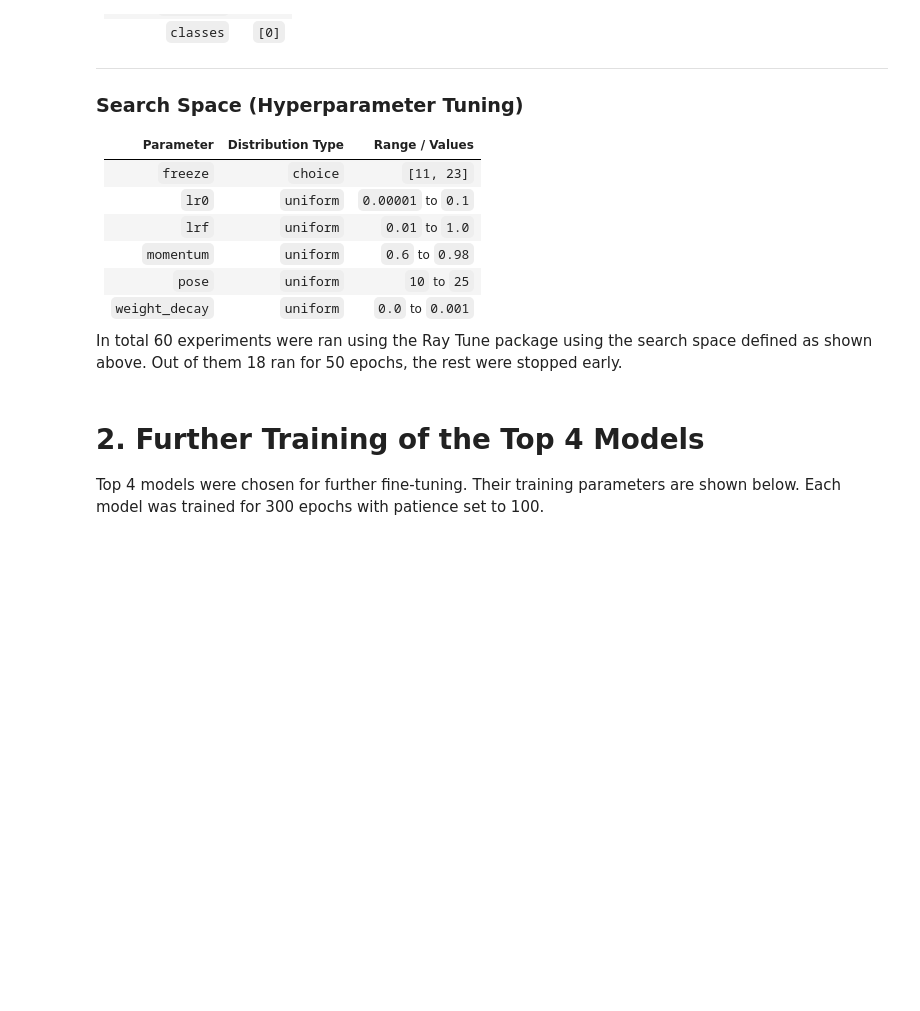
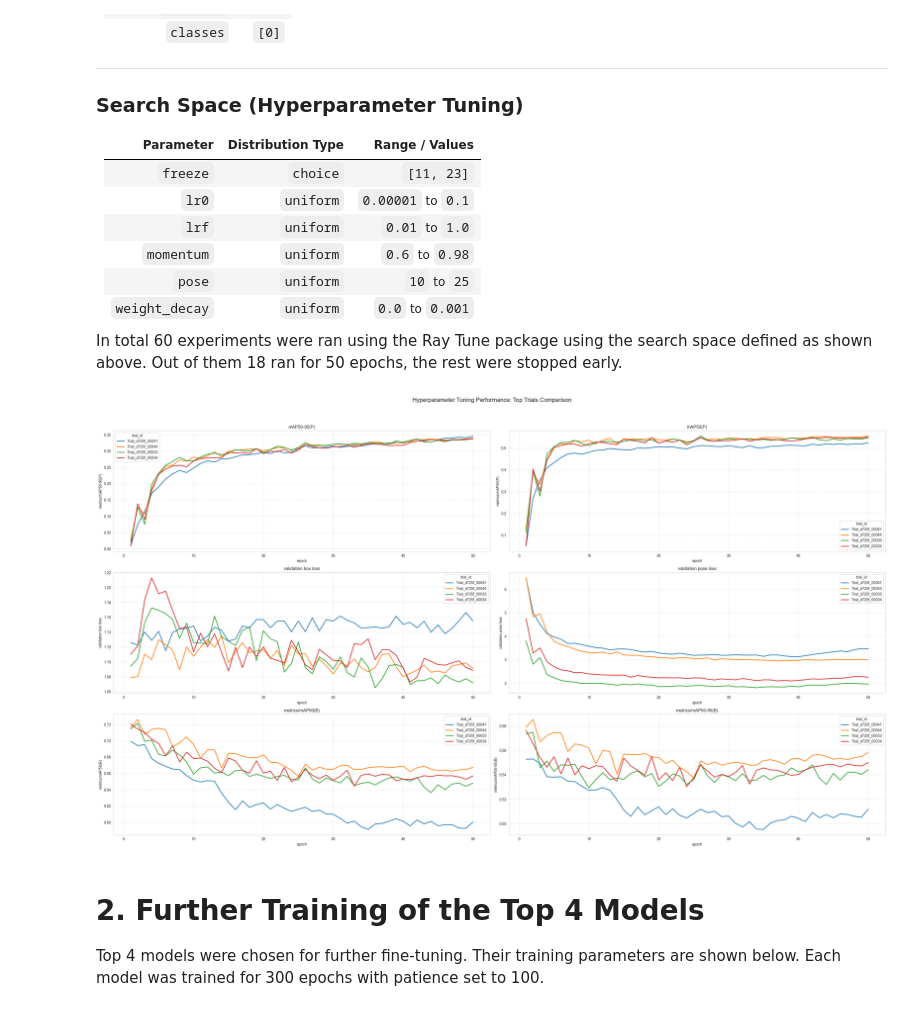
Before and after one commit to mlubneuskaya/running, a Jupyter notebook: notebooks/ray_tune_model_comparison.ipynb, the cells around one changed output. Cells and saved outputs as stored; diff of their text form; code cells hidden in the pictures; blank space fills up the shorter version.

```diff
--- a/notebooks/ray_tune_model_comparison.ipynb
+++ b/notebooks/ray_tune_model_comparison.ipynb
@@ -58,45 +58,89 @@ tuning_df = pd.concat(all_trial_data, ignore_index=True)
 fig, axes = plt.subplots(3, 2, figsize=(30, 18))
 fig.suptitle("Hyperparameter Tuning Performance: Top Trials Comparison", fontsize=16)
 
 
-sns.lineplot(data=tuning_df, x='epoch', y='metrics/mAP50-95(P)', hue='trial_id', ax=axes[0, 0], linewidth=2)
+sns.lineplot(
+    data=tuning_df,
+    x="epoch",
+    y="metrics/mAP50-95(P)",
+    hue="trial_id",
+    ax=axes[0, 0],
+    linewidth=2,
+)
 axes[0, 0].set_title("mAP50-95(P)")
 axes[0, 0].set_xlabel("epoch")
 axes[0, 0].set_ylabel("metrics/mAP50-95(P)")
-axes[0, 0].grid(True, linestyle='--', alpha=0.6)
+axes[0, 0].grid(True, linestyle="--", alpha=0.6)
 
-sns.lineplot(data=tuning_df, x='epoch', y='metrics/mAP50(P)', hue='trial_id', ax=axes[0,1 ], linewidth=2)
+sns.lineplot(
+    data=tuning_df,
+    x="epoch",
+    y="metrics/mAP50(P)",
+    hue="trial_id",
+    ax=axes[0, 1],
+    linewidth=2,
+)
 axes[0, 1].set_title("mAP50(P)")
 axes[0, 1].set_xlabel("epoch")
 axes[0, 1].set_ylabel("metrics/mAP50(P)")
-axes[0, 1].grid(True, linestyle='--', alpha=0.6)
+axes[0, 1].grid(True, linestyle="--", alpha=0.6)
 
-sns.lineplot(data=tuning_df, x='epoch', y='val/pose_loss', hue='trial_id', ax=axes[1, 1], linewidth=2)
+sns.lineplot(
+    data=tuning_df,
+    x="epoch",
+    y="val/pose_loss",
+    hue="trial_id",
+    ax=axes[1, 1],
+    linewidth=2,
+)
 axes[1, 1].set_title("validation pose loss")
 axes[1, 1].set_xlabel("epoch")
 axes[1, 1].set_ylabel("validation pose loss")
-axes[1, 1].grid(True, linestyle='--', alpha=0.6)
+axes[1, 1].grid(True, linestyle="--", alpha=0.6)
 
-sns.lineplot(data=tuning_df, x='epoch', y='val/box_loss', hue='trial_id', ax=axes[1, 0], linewidth=2)
+sns.lineplot(
+    data=tuning_df,
+    x="epoch",
+    y="val/box_loss",
+    hue="trial_id",
+    ax=axes[1, 0],
+    linewidth=2,
+)
 axes[1, 0].set_title("validation box loss")
 axes[1, 0].set_xlabel("epoch")
 axes[1, 0].set_ylabel("validation box loss")
-axes[1, 0].grid(True, linestyle='--', alpha=0.6)
+axes[1, 0].grid(True, linestyle="--", alpha=0.6)
 
-sns.lineplot(data=tuning_df, x='epoch', y='metrics/mAP50-95(B)', hue='trial_id', ax=axes[2, 1], linewidth=2)
+sns.lineplot(
+    data=tuning_df,
+    x="epoch",
+    y="metrics/mAP50-95(B)",
+    hue="trial_id",
+    ax=axes[2, 1],
+    linewidth=2,
+)
 axes[2, 1].set_title("metrics/mAP50-95(B)")
 axes[2, 1].set_xlabel("epoch")
 axes[2, 1].set_ylabel("metrics/mAP50-95(B)")
-axes[2, 1].grid(True, linestyle='--', alpha=0.6)
+axes[2, 1].grid(True, linestyle="--", alpha=0.6)
 
-sns.lineplot(data=tuning_df, x='epoch', y='metrics/mAP50(B)', hue='trial_id', ax=axes[2, 0], linewidth=2)
+sns.lineplot(
+    data=tuning_df,
+    x="epoch",
+    y="metrics/mAP50(B)",
+    hue="trial_id",
+    ax=axes[2, 0],
+    linewidth=2,
+)
 axes[2, 0].set_title("metrics/mAP50(B)")
 axes[2, 0].set_xlabel("epoch")
 axes[2, 0].set_ylabel("metrics/mAP50(B)")
-axes[2, 0].grid(True, linestyle='--', alpha=0.6)
+axes[2, 0].grid(True, linestyle="--", alpha=0.6)
 
 plt.tight_layout(rect=(0, 0.03, 1, 0.95))
 plt.show()
+# %% [output]
+[figure, added]
 # %% [markdown]
 # 2. Further Training of the Top 4 Models
 
```
Also changed, not shown: parts of 13 cells of this notebook, 5 other files.
